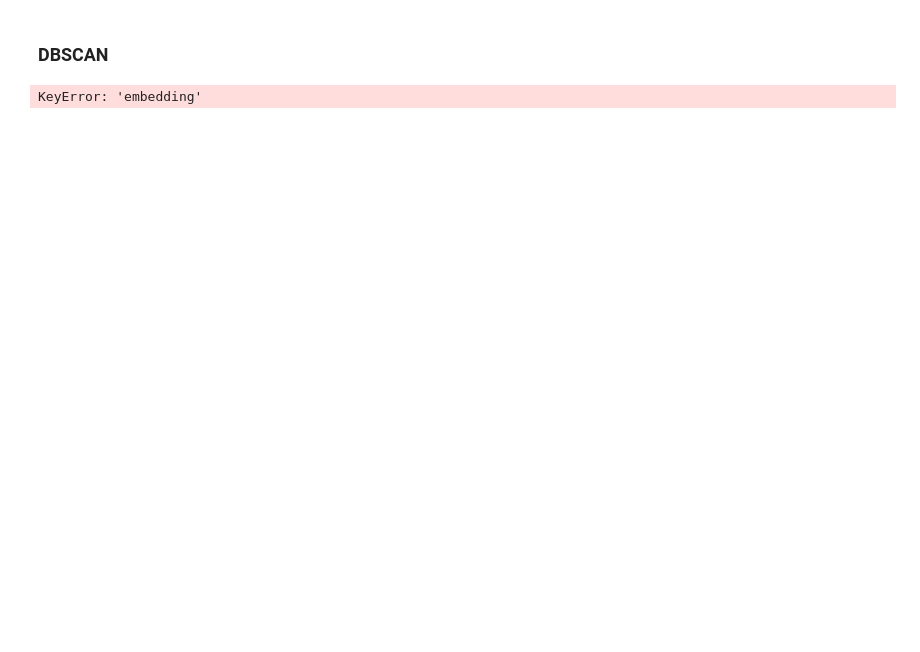
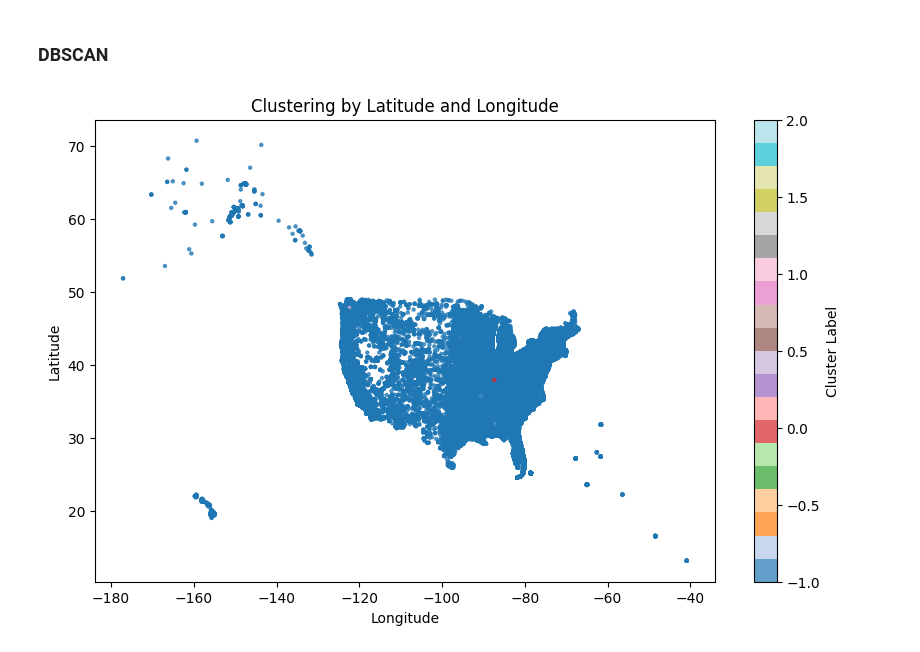
Before and after one commit to ebrinz/ufo-report-scraper, a Jupyter notebook: notebooks/clustering.ipynb, the cells around one changed output. Cells and saved outputs as stored; diff of their text form; code cells hidden in the pictures; blank space fills up the shorter version.

Commit message:
Save chart

```diff
--- a/notebooks/clustering.ipynb
+++ b/notebooks/clustering.ipynb
@@ -8,11 +8,11 @@ import pandas as pd
 
 query = f"""
     SELECT
-    a.report_id as rid,
-    a.occurred as occ,
-    b.embedding as emb,
-    c.latitude as lat,
-    c.longitude as long
+    a.report_id,
+    a.occurred,
+    b.embedding,
+    c.latitude,
+    c.longitude
     FROM
     ufo_reports_transform a
     JOIN
@@ -67,7 +67,7 @@ from sklearn.preprocessing import StandardScaler
 import matplotlib.pyplot as plt
 
 def prepare_clustering_data(df):
-    embedding_array = np.stack(df['embedding_vector'].apply(eval).to_numpy())
+    embedding_array = np.stack(df['embedding'].apply(eval).to_numpy())
     occurred = df['occurred'].values.reshape(-1, 1)
     lat_lon = df[['latitude', 'longitude']].values
     combined_features = np.hstack([occurred, embedding_array, lat_lon])
@@ -78,31 +78,31 @@ def prepare_clustering_data(df):
 def cluster_with_dbscan(data, eps=0.5, min_samples=10):
     dbscan = DBSCAN(eps=eps, min_samples=min_samples, metric='euclidean')
     cluster_labels = dbscan.fit_predict(data)
     return cluster_labels
 
 def visualize_clusters(df, cluster_labels):
     plt.figure(figsize=(10, 6))
     scatter = plt.scatter(
         df['longitude'],
         df['latitude'],
         c=cluster_labels,
         cmap='tab20',
         alpha=0.7,
         s=5
     )
     plt.colorbar(scatter, label="Cluster Label")
     plt.title("Clustering by Latitude and Longitude")
     plt.xlabel("Longitude")
     plt.ylabel("Latitude")
     plt.show()
 
 
 scaled_features = prepare_clustering_data(df)
 
 cluster_labels = cluster_with_dbscan(scaled_features, eps=2.0, min_samples=50)
 
 df['cluster'] = cluster_labels
 
 visualize_clusters(df, cluster_labels)
 # %% [output]
-KeyError: 'embedding'
+[figure, added]
```
Also changed, not shown: parts of 2 cells of this notebook.
